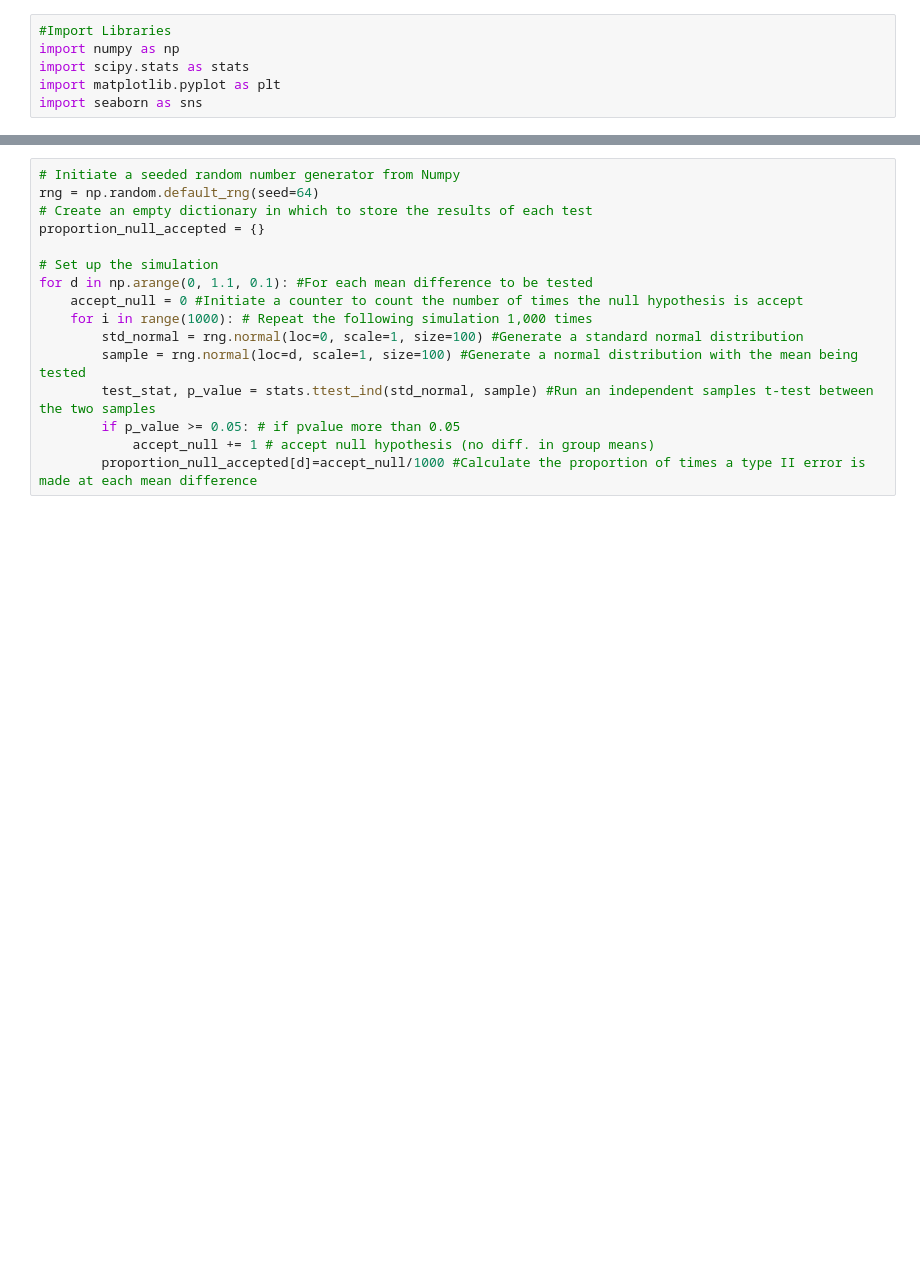
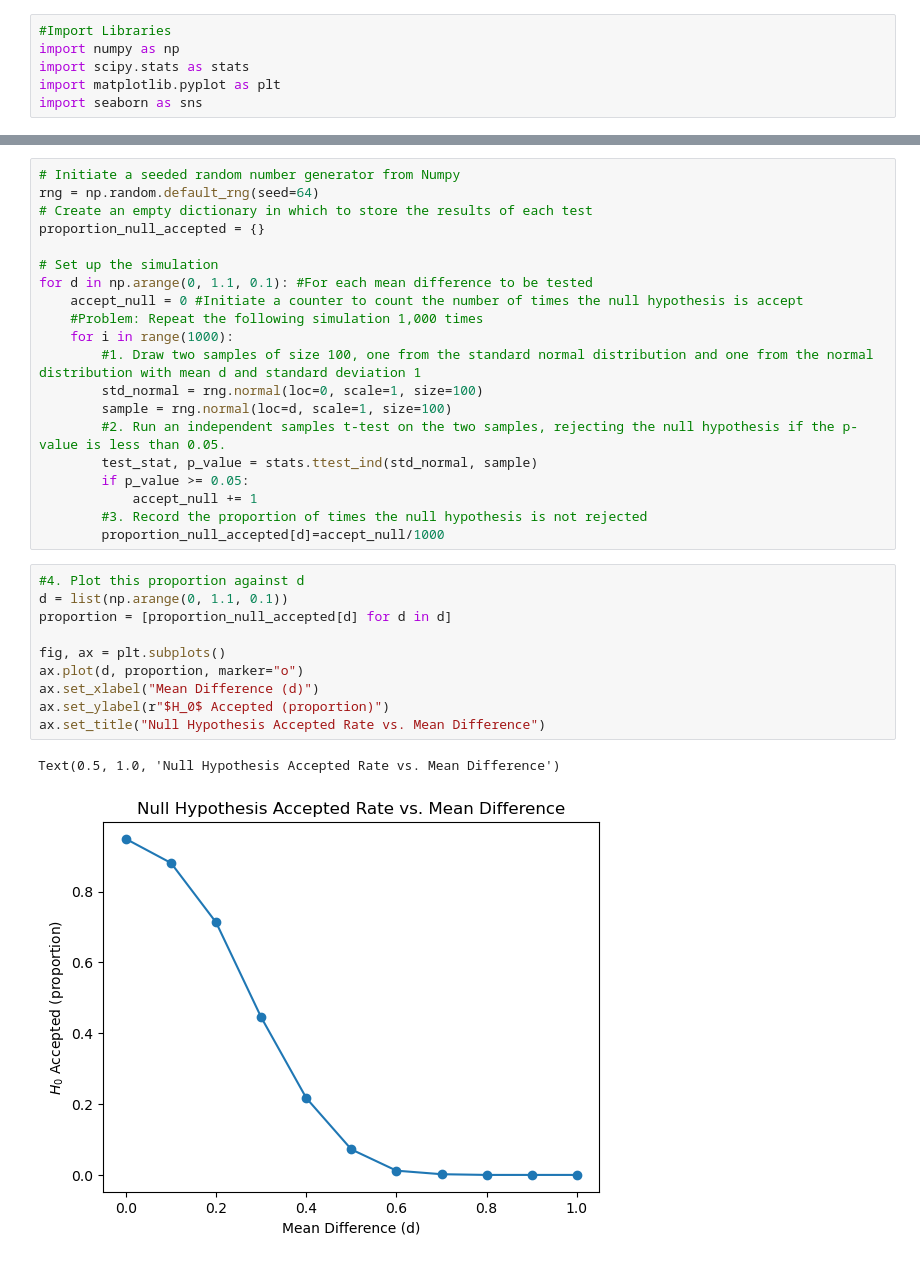
Before and after one commit to a-o-connor/applied_statistics_assessment, a Jupyter notebook: problems.ipynb, the cells around one changed output, grey strips where cells are left out. Drawn from its saved outputs; the diff is of its cells as text; blank space fills up the shorter version.

Commit message:
Work on Problem 4. ANOVA

```diff
--- a/problems.ipynb
+++ b/problems.ipynb
@@ -386,10 +399,27 @@ proportion_null_accepted = {}
 # Set up the simulation
 for d in np.arange(0, 1.1, 0.1): #For each mean difference to be tested
     accept_null = 0 #Initiate a counter to count the number of times the null hypothesis is accept
-    for i in range(1000): # Repeat the following simulation 1,000 times
-        std_normal = rng.normal(loc=0, scale=1, size=100) #Generate a standard normal distribution
-        sample = rng.normal(loc=d, scale=1, size=100) #Generate a normal distribution with the mean being tested
-        test_stat, p_value = stats.ttest_ind(std_normal, sample) #Run an independent samples t-test between the two samples
-        if p_value >= 0.05: # if pvalue more than 0.05
-            accept_null += 1 # accept null hypothesis (no diff. in group means)
-        proportion_null_accepted[d]=accept_null/1000 #Calculate the proportion of times a type II error is made at each mean difference
+    #Problem: Repeat the following simulation 1,000 times
+    for i in range(1000):
+        #1. Draw two samples of size 100, one from the standard normal distribution and one from the normal distribution with mean d and standard deviation 1
+        std_normal = rng.normal(loc=0, scale=1, size=100)
+        sample = rng.normal(loc=d, scale=1, size=100)
+        #2. Run an independent samples t-test on the two samples, rejecting the null hypothesis if the p-value is less than 0.05.
+        test_stat, p_value = stats.ttest_ind(std_normal, sample)
+        if p_value >= 0.05:
+            accept_null += 1
+        #3. Record the proportion of times the null hypothesis is not rejected
+        proportion_null_accepted[d]=accept_null/1000
+# %%
+#4. Plot this proportion against d
+d = list(np.arange(0, 1.1, 0.1))
+proportion = [proportion_null_accepted[d] for d in d]
+
+fig, ax = plt.subplots()
+ax.plot(d, proportion, marker="o")
+ax.set_xlabel("Mean Difference (d)")
+ax.set_ylabel(r"$H_0$ Accepted (proportion)")
+ax.set_title("Null Hypothesis Accepted Rate vs. Mean Difference")
+# %% [output]
+Text(0.5, 1.0, 'Null Hypothesis Accepted Rate vs. Mean Difference')
+[figure, added]
```
Also changed, not shown: parts of 24 cells of this notebook, 1 other file.
